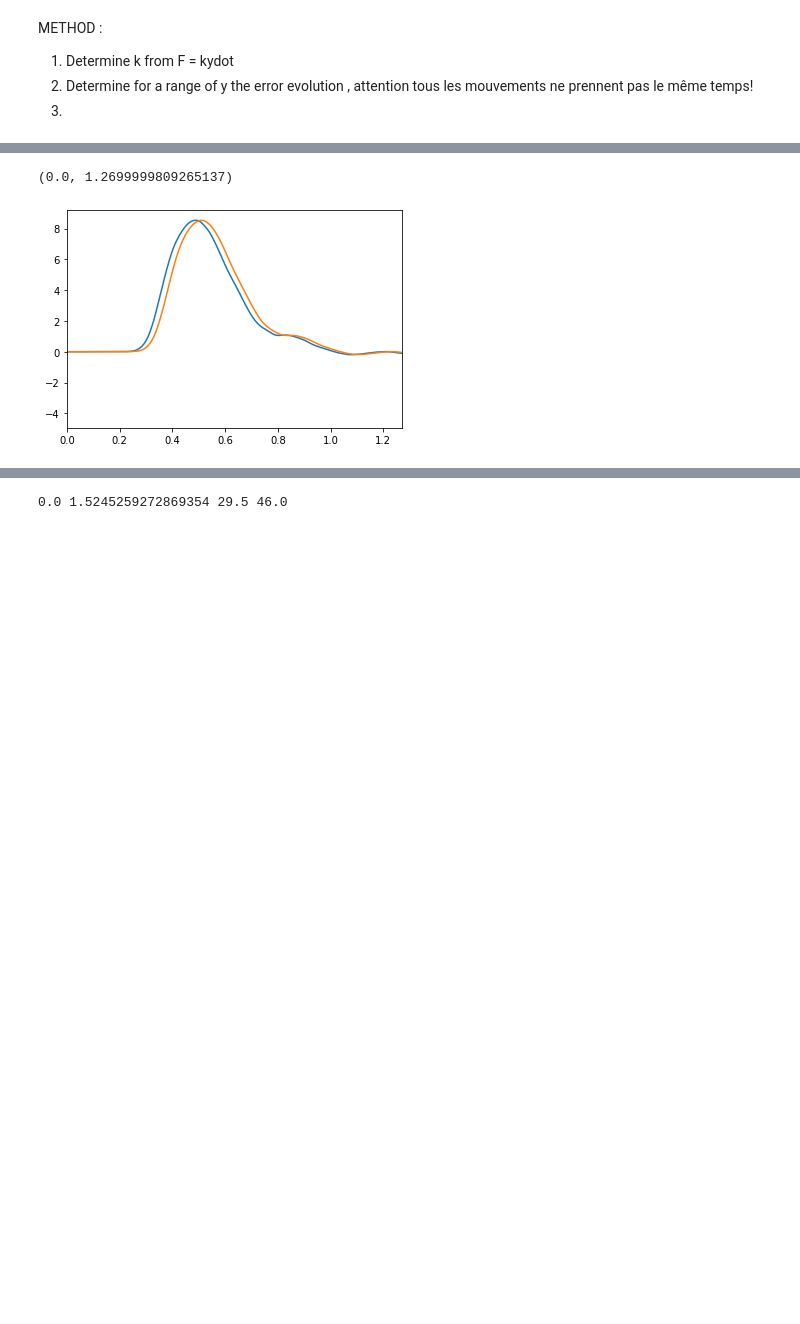
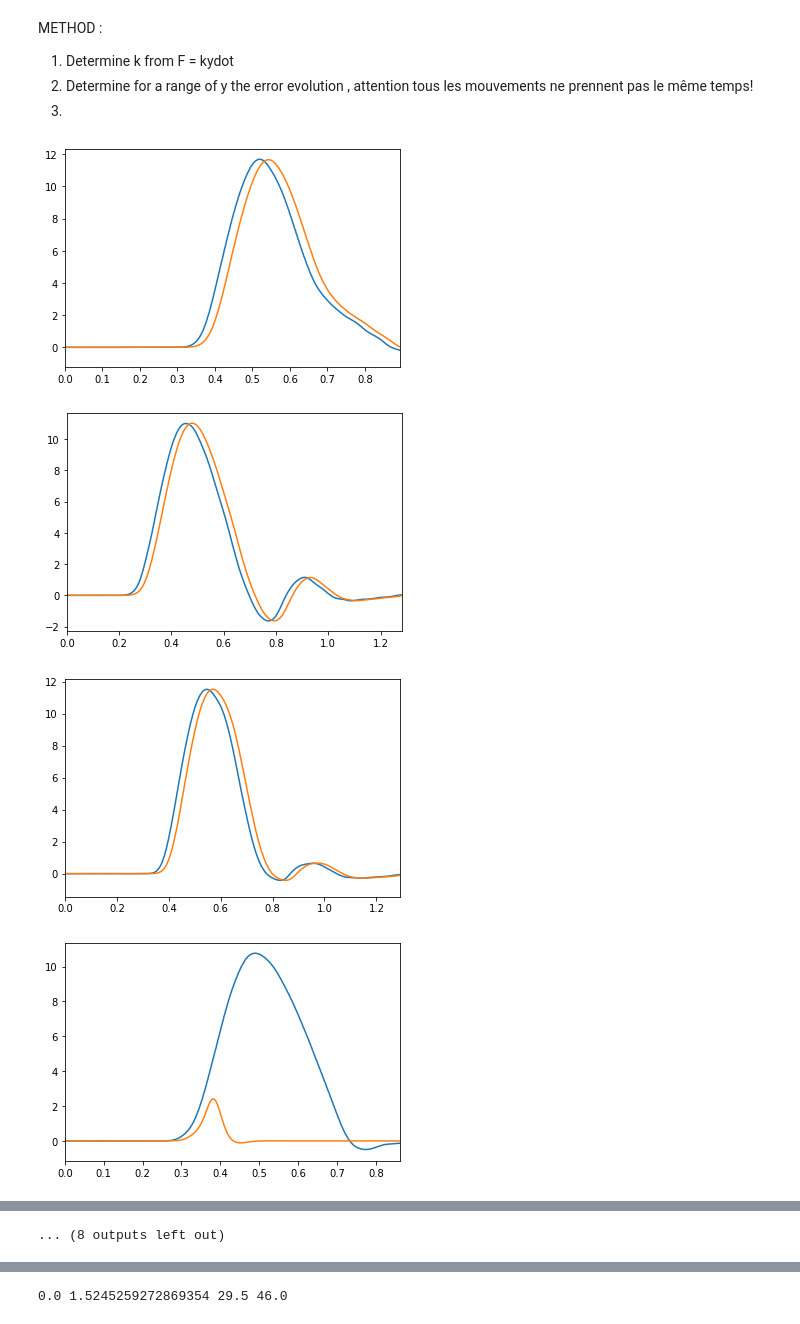
Before and after one commit to AlexandreThy/Master-Thesis, a Jupyter notebook: ForceField.ipynb, the cells around one changed output, grey strips where cells are left out. Saved outputs shown, nothing was run; the diff lists cells and outputs as text; code cells hidden in the pictures; blank space fills up the shorter version.

```diff
--- a/ForceField.ipynb
+++ b/ForceField.ipynb
@@ -47,10 +47,17 @@ METHOD :
 1. Determine k from F = kydot
 2. Determine for a range of y the error evolution , attention tous les mouvements ne prennent pas le même temps!
 3.
+# %%
+data = loadmat("Data/XP1/F2_data.mat")["F2_data"][0]
 # %%
-data = loadmat("Data/XP1/F12_data.mat")["F12_data"][0]
-trial = 220
-plt.plot(data[trial]["Right_FS_TimeStamp"].flatten()-data[trial]["Right_FS_TimeStamp"][0]-data[trial]["EVENTS"]["TIMES"][0,0][0,1],(data[trial]["Right_HandYVel"]).flatten()*13)
-plt.plot(data[trial]["Right_FS_TimeStamp"].flatten()-data[trial]["Right_FS_TimeStamp"][0]-data[trial]["EVENTS"]["TIMES"][0,0][0,1],(data[trial]["Right_Hand_ForceCMD_X"]).flatten())
-plt.xlim(0,data[trial]["EVENTS"]["TIMES"][0,0][0,5]-data[trial]["EVENTS"]["TIMES"][0,0][0,1])
+
+for trial in range(15,35):
+    plt.plot(data[trial]["Right_FS_TimeStamp"].flatten()-data[trial]["Right_FS_TimeStamp"][0]-data[trial]["EVENTS"]["TIMES"][0,0][0,1],(data[trial]["Right_HandYVel"]).flatten()*13)
+    plt.plot(data[trial]["Right_FS_TimeStamp"].flatten()-data[trial]["Right_FS_TimeStamp"][0]-data[trial]["EVENTS"]["TIMES"][0,0][0,1],(data[trial]["Right_Hand_ForceCMD_X"]).flatten())
+    plt.xlim(0,data[trial]["EVENTS"]["TIMES"][0,0][0,5]-data[trial]["EVENTS"]["TIMES"][0,0][0,1])
+    plt.show()
 # %% [output]
+[figure, new version]
+[figure, added]
+[figure, added]
+[figure, added]
@@ -57,2 +72 @@ plt.xlim(0,data[trial]["EVENTS"]["TIMES"][0,0][0,5]-data[trial]["EVENTS"]["TIMES
-(0.0, 1.2699999809265137)
+... (8 outputs left out)
-[figure, old version]
```
Also changed, not shown: parts of 17 cells of this notebook, 7 other files.
